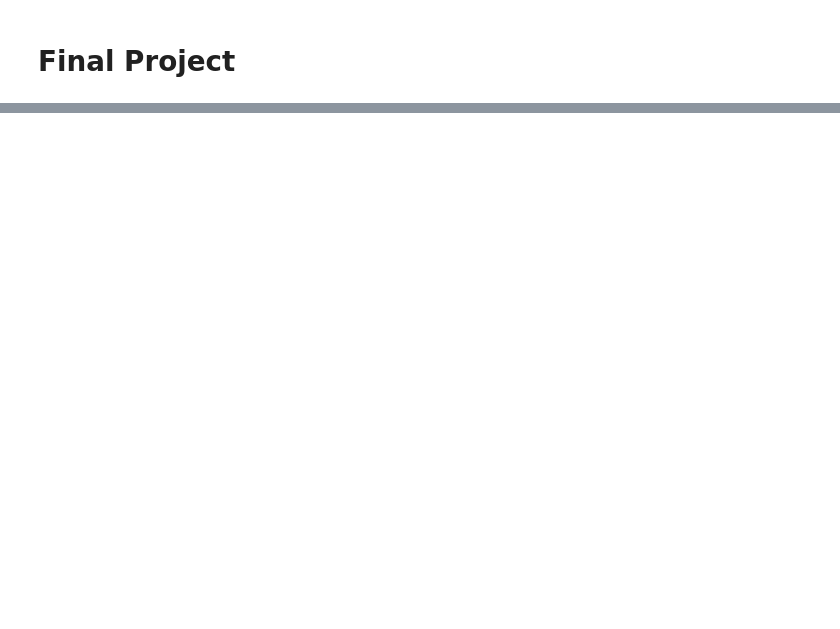
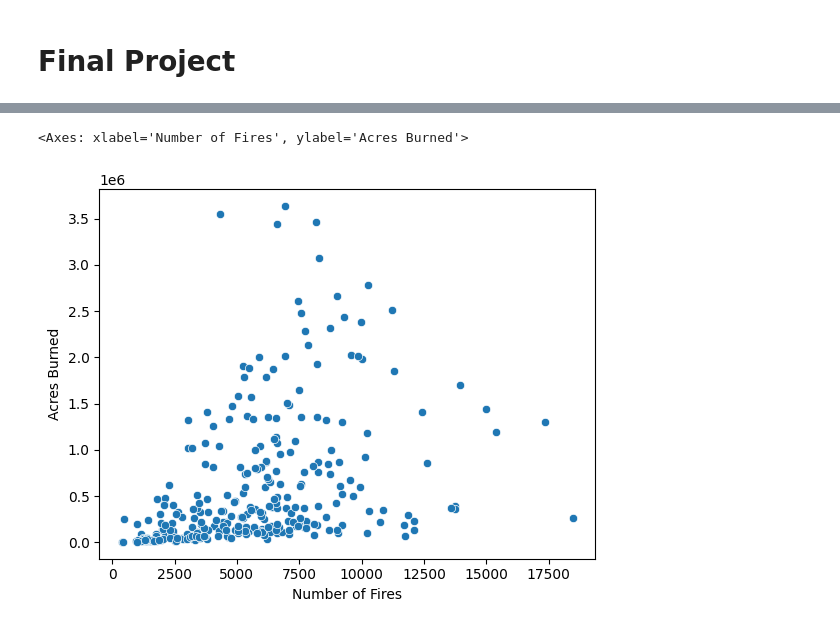
Before and after one commit to beaumartin25/cs5830_final_project, a Jupyter notebook: final_project.ipynb, the cells around one changed output, grey strips where cells are left out. Saved outputs shown, nothing was run; the diff lists cells and outputs as text; code cells hidden in the pictures; blank space fills up the shorter version.

```diff
--- a/final_project.ipynb
+++ b/final_project.ipynb
@@ -36,0 +36,4 @@ display(result)
+# %%
+wildfires = pd.read_csv("data/wildfire.csv")
+wildfires['Date'] = pd.to_datetime(wildfires['Date'].astype(str), format='%Y%m')#.dt.to_period('M')
+display(wildfires)
@@ -36,0 +54,6 @@ display(result)
+# %%
+wildfire_scatter = sns.scatterplot(data=wildfires, x='Number of Fires', y='Acres Burned')
+display(wildfire_scatter)
+# %% [output]
+<Axes: xlabel='Number of Fires', ylabel='Acres Burned'>
+[figure, added]
```
Also changed, not shown: parts of 16 cells of this notebook, 1 other file.
